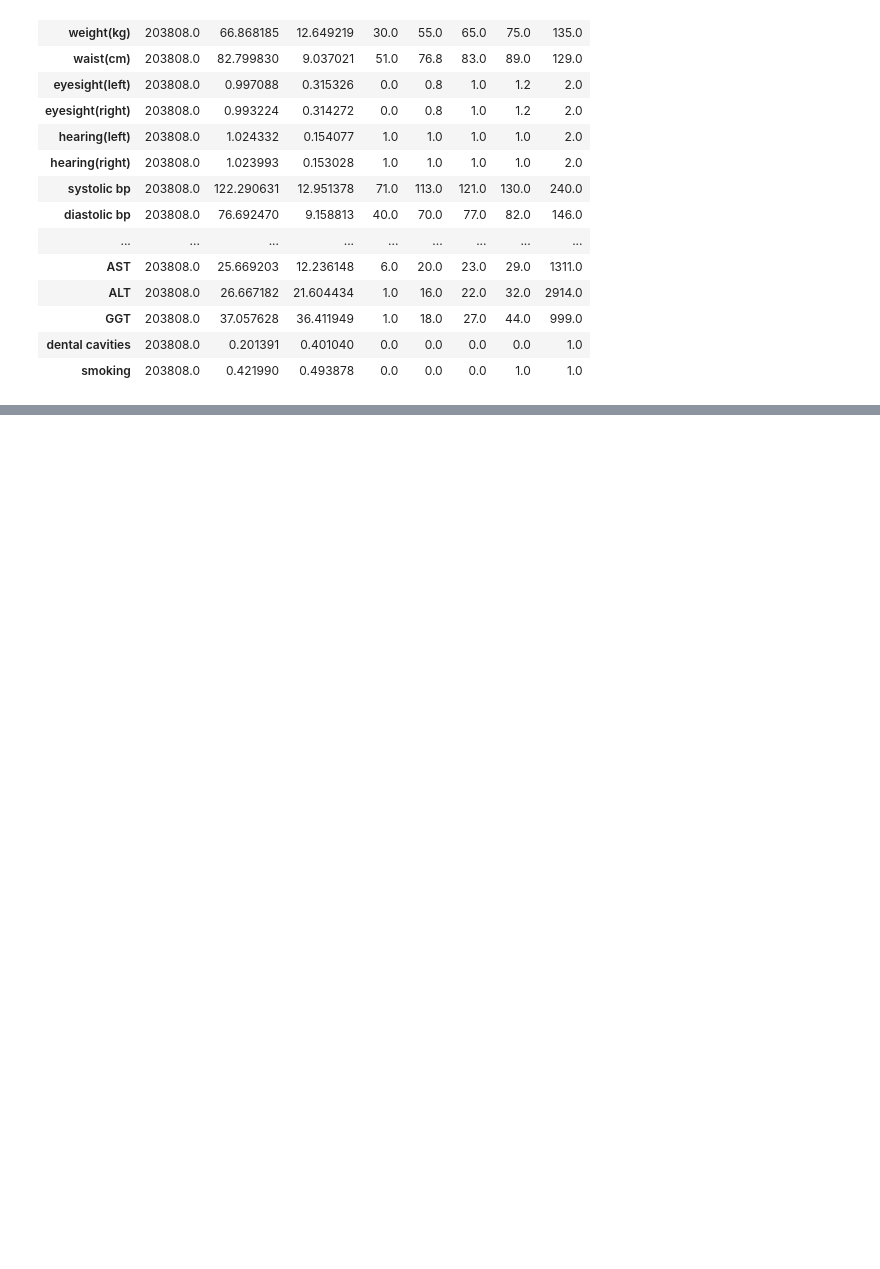
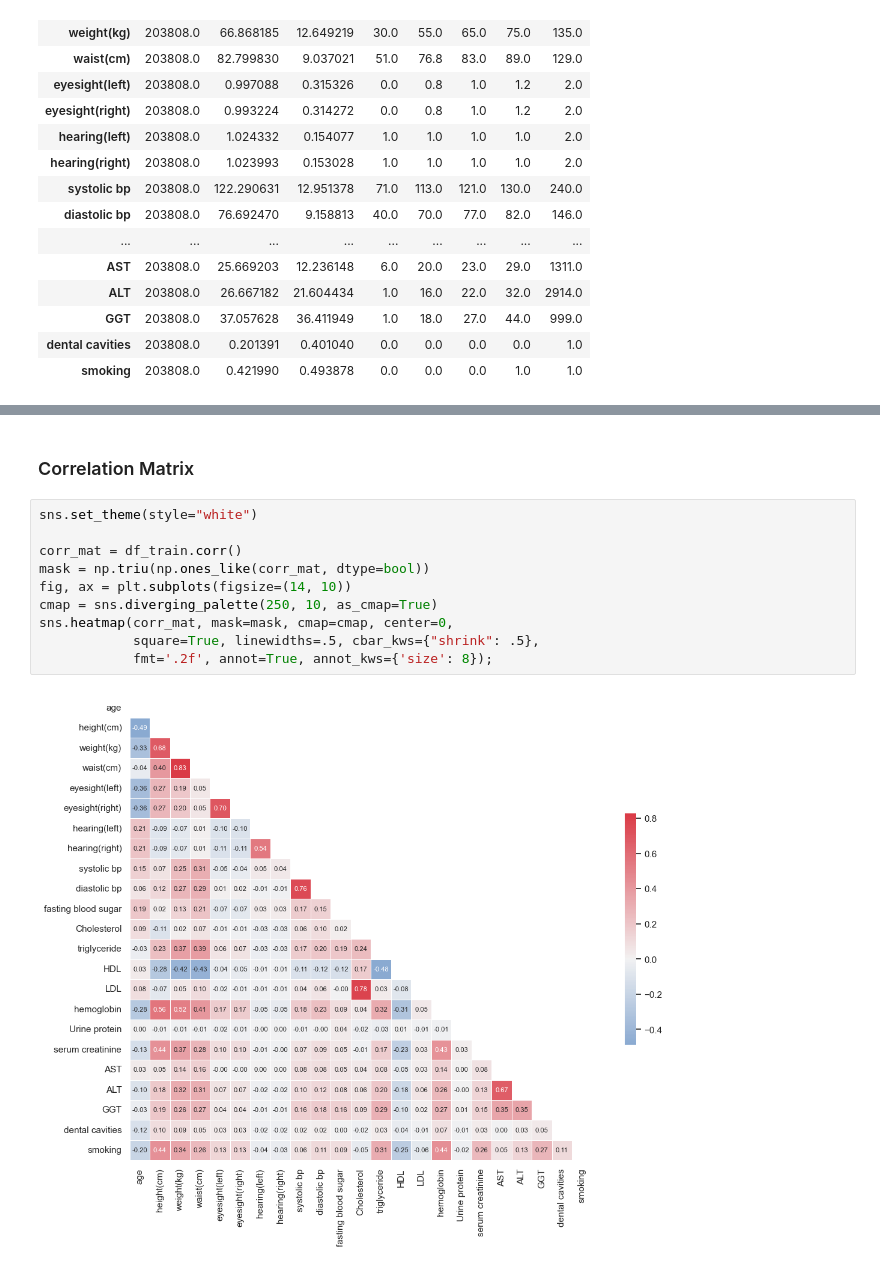
Before and after one commit to Koda98/smoker-status-prediction, a Jupyter notebook: notebook.ipynb, the cells around one changed output, grey strips where cells are left out. Cells and saved outputs as stored; diff of their text form; blank space fills up the shorter version.

```diff
--- a/notebook.ipynb
+++ b/notebook.ipynb
@@ -251,0 +350,14 @@ orig_data_df['age'].value_counts()[orig_bins].plot(kind='bar')
+# %% [markdown]
+### Correlation Matrix
+# %%
+sns.set_theme(style="white")
+
+corr_mat = df_train.corr()
+mask = np.triu(np.ones_like(corr_mat, dtype=bool))
+fig, ax = plt.subplots(figsize=(14, 10))
+cmap = sns.diverging_palette(250, 10, as_cmap=True)
+sns.heatmap(corr_mat, mask=mask, cmap=cmap, center=0,
+            square=True, linewidths=.5, cbar_kws={"shrink": .5},
+            fmt='.2f', annot=True, annot_kws={'size': 8});
+# %% [output]
+[figure, added]
```
Also changed, not shown: parts of 26 cells of this notebook, 3 other files.
